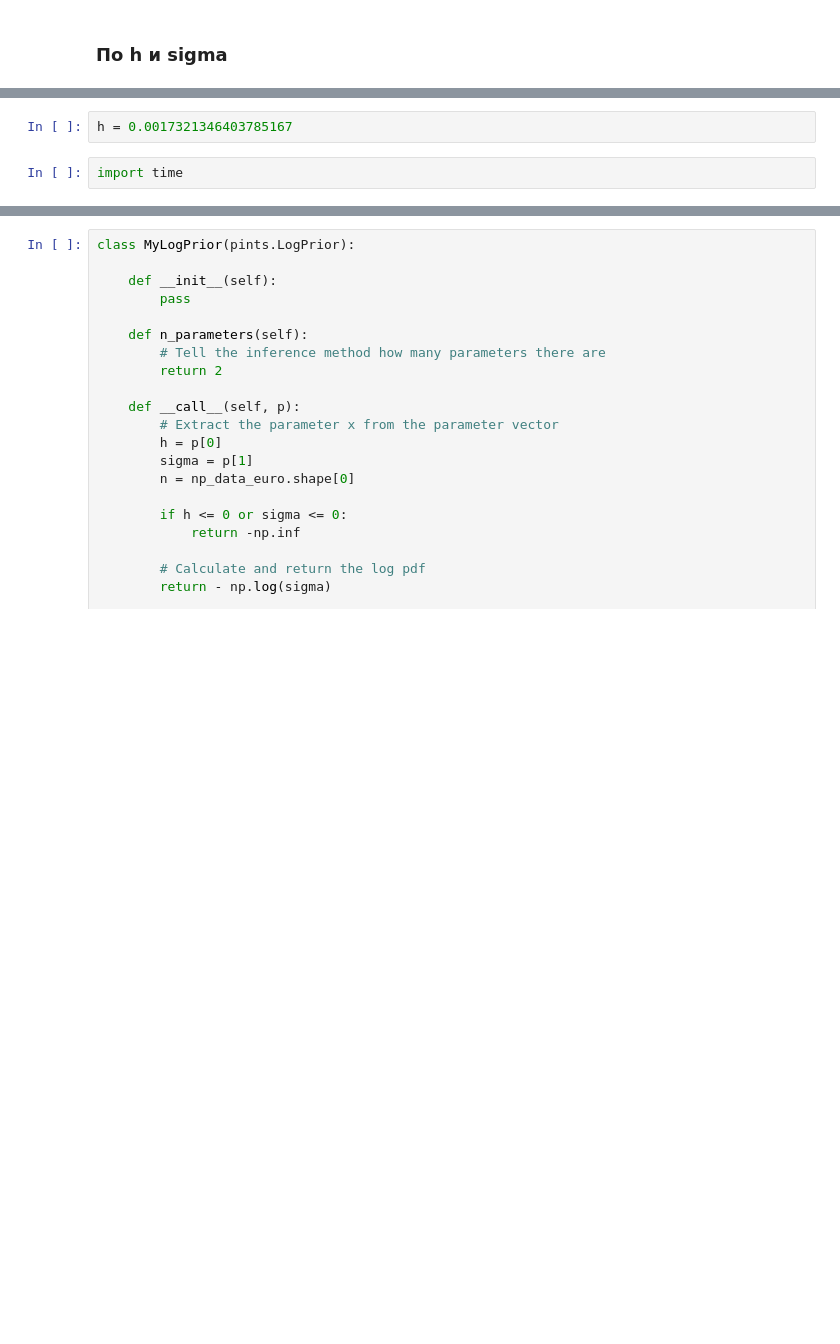
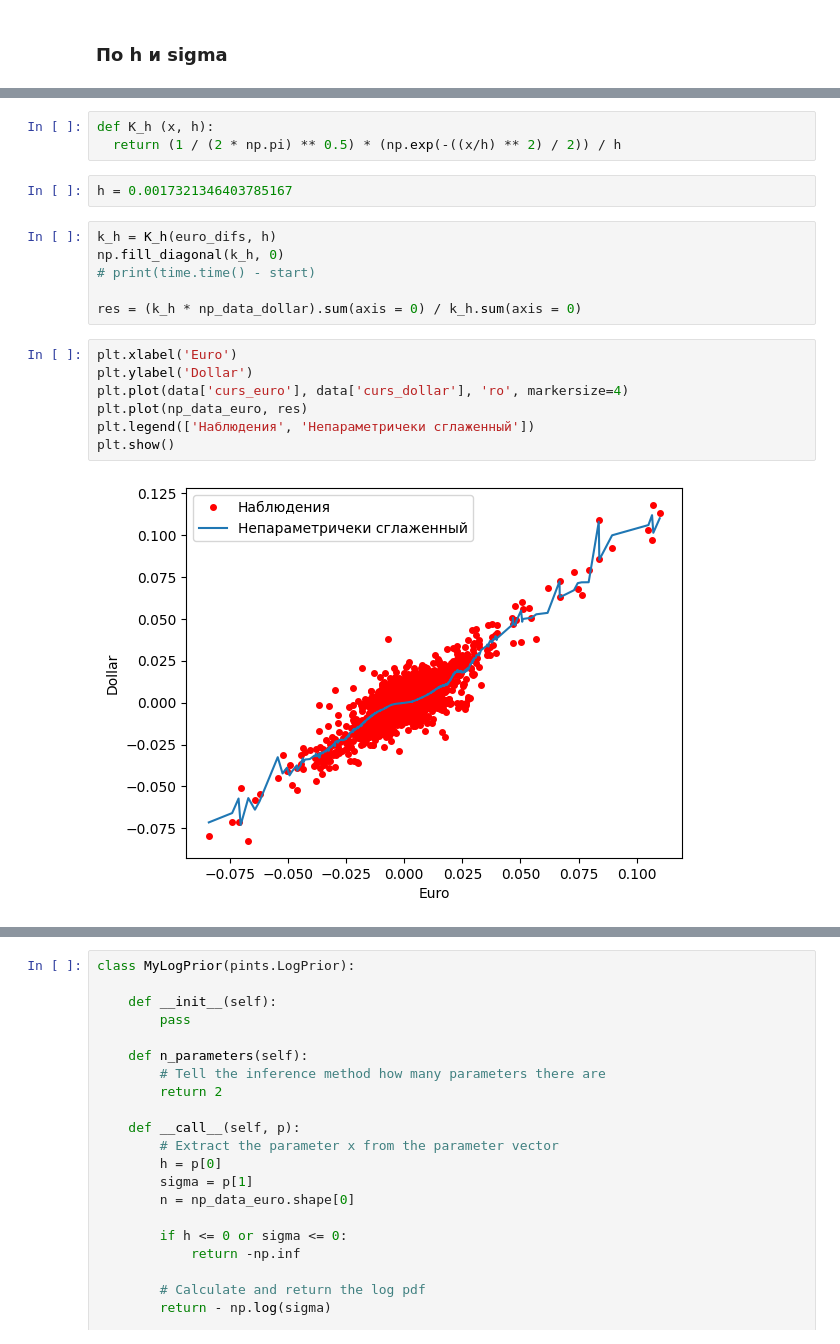
Before and after one commit to AnfimovAleksandr/mag_diploma, a Jupyter notebook: Непараметрический_2.ipynb, the cells around one changed output, grey strips where cells are left out. Drawn from its saved outputs; the diff is of its cells as text; blank space fills up the shorter version.

```diff
--- a/Непараметрический_2.ipynb
+++ b/Непараметрический_2.ipynb
@@ -1309,7 +1308,23 @@ euro_difs.shape
+# %%
+def K_h (x, h):
+  return (1 / (2 * np.pi) ** 0.5) * (np.exp(-((x/h) ** 2) / 2)) / h
 # %%
 h = 0.0017321346403785167
-# %%
-import time
+# %%
+k_h = K_h(euro_difs, h)
+np.fill_diagonal(k_h, 0)
+# print(time.time() - start)
+
+res = (k_h * np_data_dollar).sum(axis = 0) / k_h.sum(axis = 0)
+# %%
+plt.xlabel('Euro')
+plt.ylabel('Dollar')
+plt.plot(data['curs_euro'], data['curs_dollar'], 'ro', markersize=4)
+plt.plot(np_data_euro, res)
+plt.legend(['Наблюдения', 'Непараметричеки сглаженный'])
+plt.show()
+# %% [output]
+[figure, added]
 # %%
 class MyLogPDF(pints.LogPDF):
 
```
Also changed, not shown: parts of 23 cells of this notebook, 2 other files.
